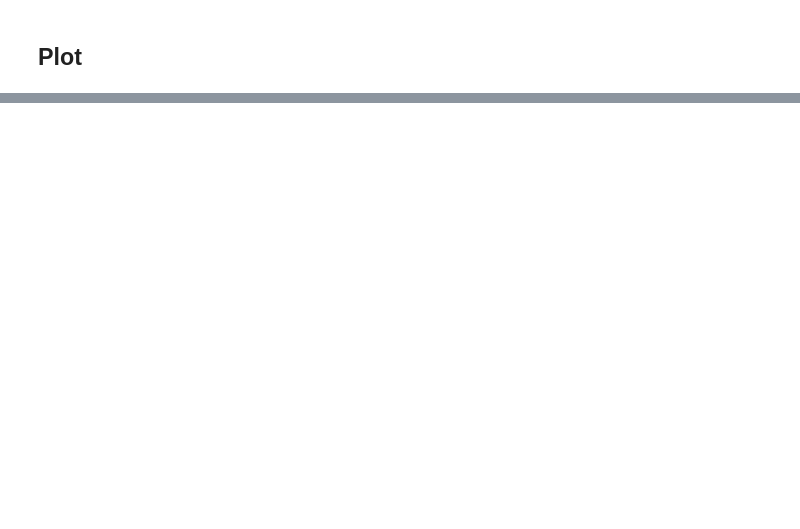
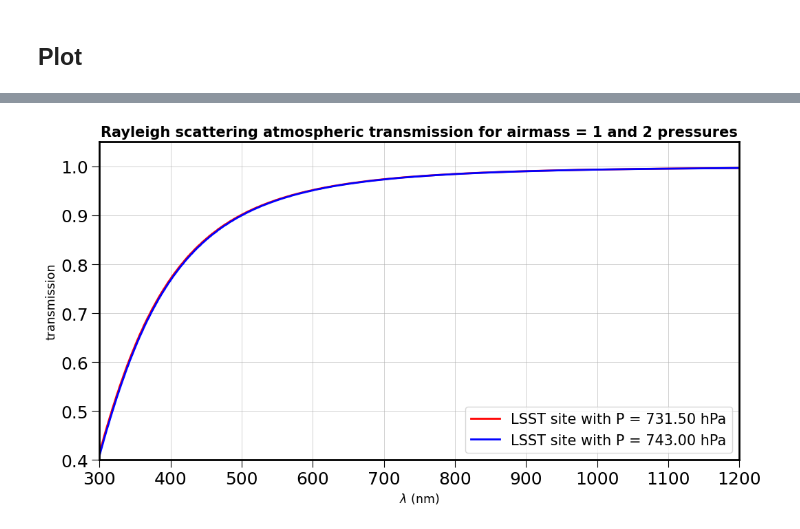
Before and after one commit to LSSTDESC/libradtranpy, a Jupyter notebook: docs/notebooks/libradtranpy/SimuRT_MultiSitesScattPattern.ipynb, the cells around one changed output, grey strips where cells are left out. Drawn from its saved outputs; the diff is of its cells as text; code cells hidden in the pictures; blank space fills up the shorter version.

```diff
--- a/docs/notebooks/libradtranpy/SimuRT_MultiSitesScattPattern.ipynb
+++ b/docs/notebooks/libradtranpy/SimuRT_MultiSitesScattPattern.ipynb
@@ -164,0 +135,33 @@ plt.savefig(figname)
+# %%
+path,thefile=libsimulateVisible.ProcessSimulation(am,pwv,ozone,pressure,
+                                                      prof_str='us',proc_str='sc',cloudext=cloudext,altitude_str='LSST')
+data = np.loadtxt(os.path.join(path,thefile))
+wl1 = data[:,0]
+atm1 = data[:,1]
+Pstand = Dict_Of_sitesPressures['LSST']
+label1 = f"LSST site with P = {Pstand:.2f} hPa"
+
+
+Ptest = 743.0
+path,thefile=libsimulateVisible.ProcessSimulation(am,pwv,ozone,Ptest,
+                                                      prof_str='us',proc_str='sc',cloudext=cloudext,altitude_str='LSST')
+data = np.loadtxt(os.path.join(path,thefile))
+wl2 = data[:,0]
+atm2 = data[:,1]
+label2 = f"LSST site with P = {Ptest:.2f} hPa"
+# %%
+
+plt.plot(wl1,atm1,'-r',label=label1)
+plt.plot(wl2,atm2,'-b',label=label2)
+plt.xlim(300,1200)
+plt.grid()
+plt.title(f"Rayleigh scattering atmospheric transmission for airmass = {am} and 2 pressures")
+
+plt.xlabel("$\\lambda$ (nm)")
+plt.ylabel("transmission")
+plt.ylim(0.4,1.05)
+plt.legend()
+figname="comparepressurescatttransmission_lsst_lin.png"
+plt.savefig(figname)
+# %% [output]
+[figure, added]
```
Also changed, not shown: parts of 16 cells of this notebook, 4 other files.
